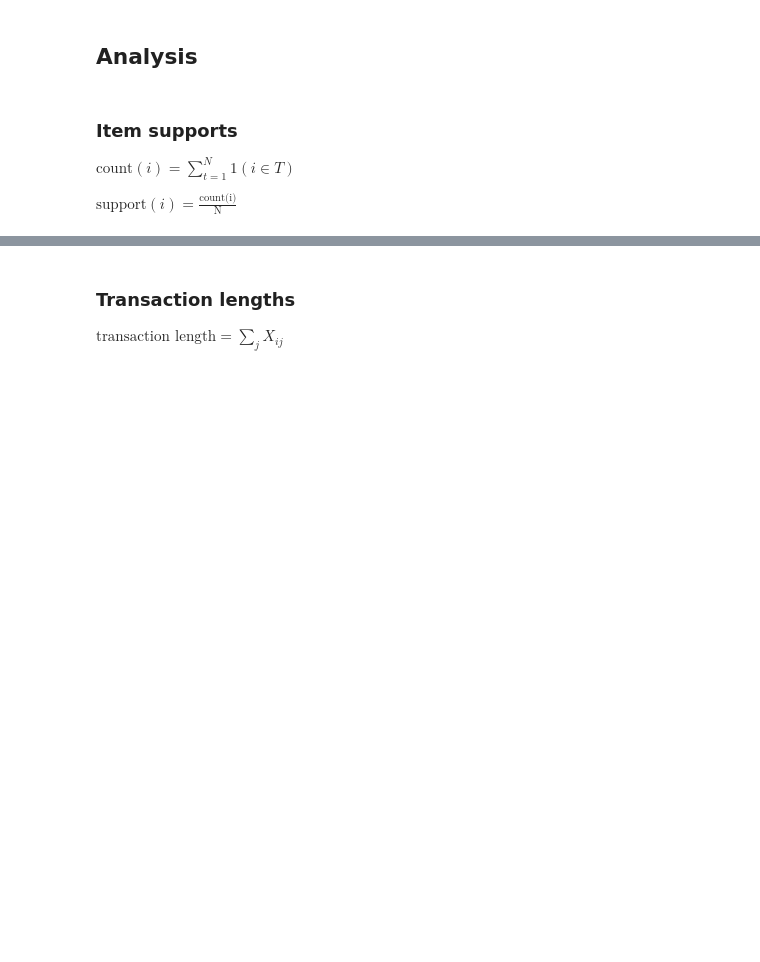
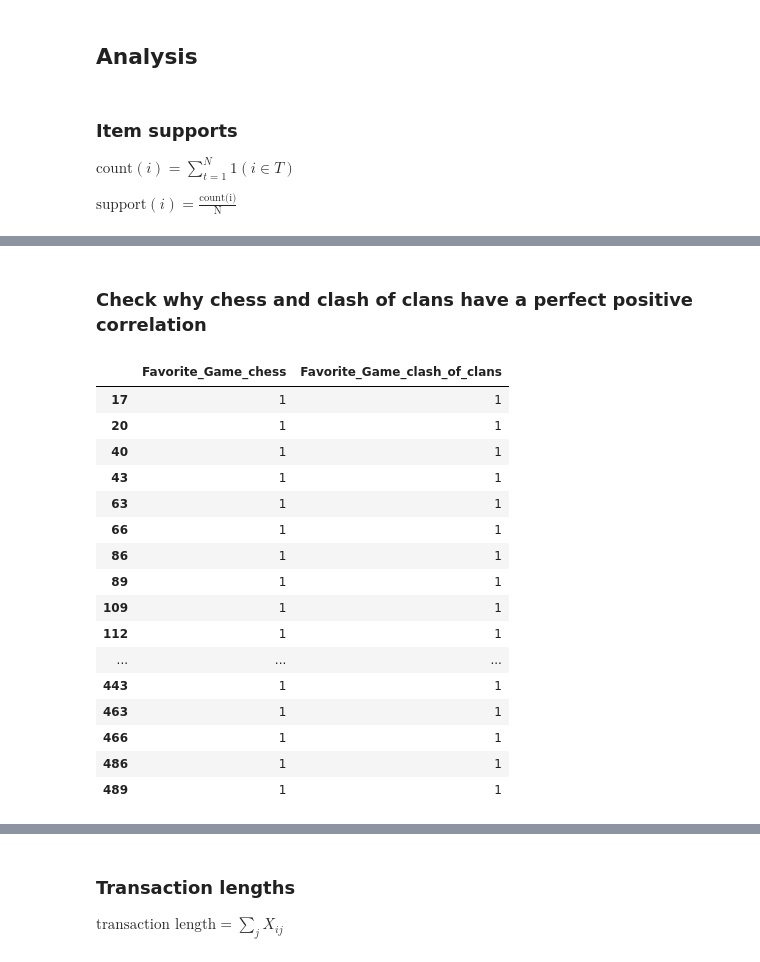
Before and after one commit to RazielLluch/CSC172-AssociationMining-Lluch, a Jupyter notebook: data_analysis.ipynb, the cells around one changed output, grey strips where cells are left out. Saved outputs shown, nothing was run; the diff lists cells and outputs as text; code cells hidden in the pictures; blank space fills up the shorter version.

```diff
--- a/data_analysis.ipynb
+++ b/data_analysis.ipynb
@@ -108,3 +355,26 @@ $ \text{support}(i) = \frac{\text{count(i)}}{\text{N}} $
+# %% [markdown]
+### Check why chess and clash of clans have a perfect positive correlation
+# %%
+subset = df[["Favorite_Game_chess", "Favorite_Game_clash_of_clans"]]
+subset[(subset["Favorite_Game_chess"] == 1) | (subset["Favorite_Game_clash_of_clans"] == 1)]
+# %% [output]
+|  | Favorite_Game_chess | Favorite_Game_clash_of_clans |
+| 17 | 1 | 1 |
+| 20 | 1 | 1 |
+| 40 | 1 | 1 |
+| 43 | 1 | 1 |
+| 63 | 1 | 1 |
+| 66 | 1 | 1 |
+| 86 | 1 | 1 |
+| 89 | 1 | 1 |
+| 109 | 1 | 1 |
+| 112 | 1 | 1 |
+| ... | ... | ... |
+| 443 | 1 | 1 |
+| 463 | 1 | 1 |
+| 466 | 1 | 1 |
+| 486 | 1 | 1 |
+| 489 | 1 | 1 |
 # %%
 def get_item_supports(df: pd.DataFrame) -> pd.DataFrame:
     freq_support = pd.DataFrame({
```
Also changed, not shown: parts of 23 cells of this notebook, 5 other files.
